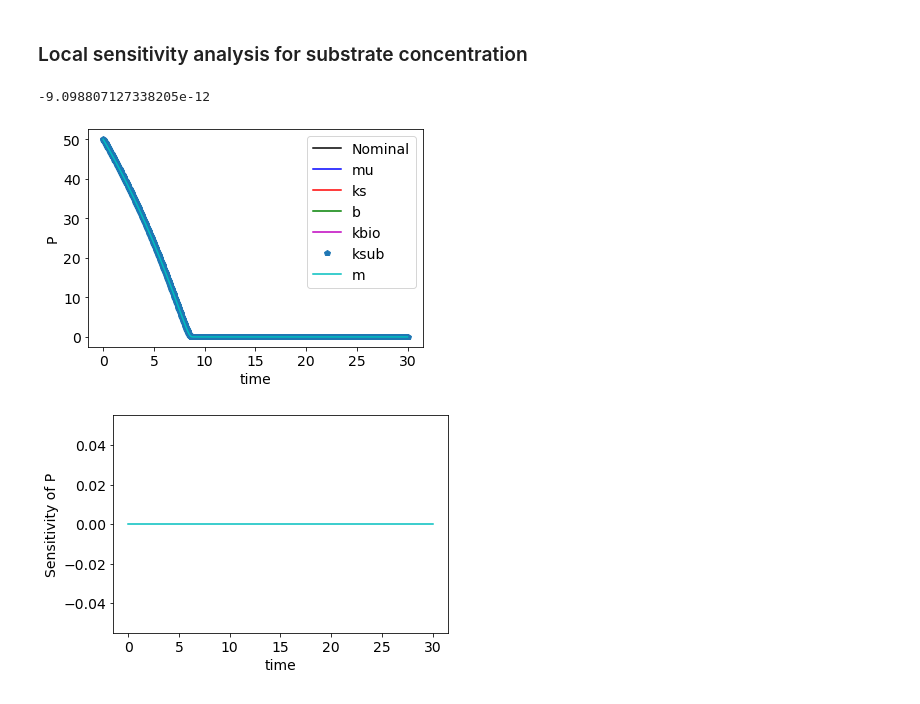
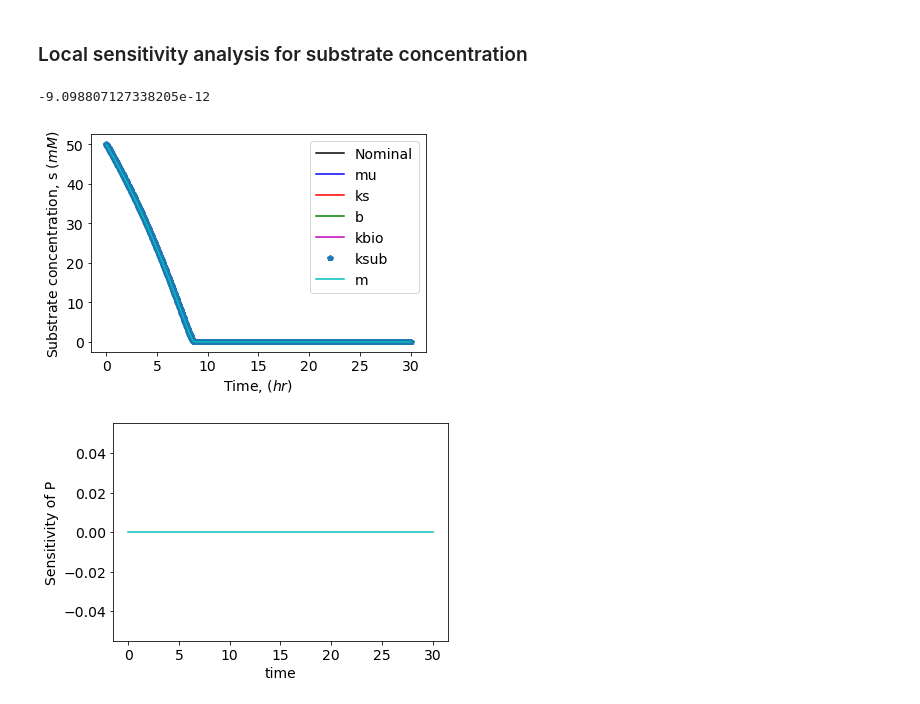
Before and after one commit to LAA147/Project2, a Jupyter notebook: ODEs 1 - Copy.ipynb, the cells around one changed output. Cells and saved outputs as stored; diff of their text form; code cells hidden in the pictures.

```diff
--- a/ODEs 1 - Copy.ipynb
+++ b/ODEs 1 - Copy.ipynb
@@ -275,32 +275,32 @@ Notes:
 # %%
 y = odeint(odes, ic, tspan, args = (0.082,0.53,0.011,120,68,0))
 y1 = odeint(odes, ic, tspan, args = (0.082*1.01,0.53,0.011,120,68,0))
 y2 = odeint(odes, ic, tspan, args = (0.082,0.53*1.01,0.011,120,68,0))
 y3 = odeint(odes, ic, tspan, args = (0.082,0.53,0.011*1.01,120,68,0))
 y4 = odeint(odes, ic, tspan, args = (0.082,0.53,0.011,120*1.01,68,0))
 y5 = odeint(odes, ic, tspan, args = (0.082,0.53,0.011,120,68*1.01,0))
 y6 = odeint(odes, ic, tspan, args = (0.082,0.53,0.011,120,68,0*1.01))
 
 
 
 # Plot the numerical solution
 plt.rcParams.update({'font.size': 14})  # increase the font size
-plt.xlabel("time")
-plt.ylabel("P")
+plt.xlabel("Time, ($hr$)")
+plt.ylabel("Substrate concentration, s ($mM$)")
 plt.plot(tspan, y[:,1],'k', label = "Nominal");
 plt.plot(tspan, y1[:,1],'b', label = "mu");
 plt.plot(tspan, y2[:,1],'r', label = "ks");
 plt.plot(tspan, y3[:,1],'g', label = "b");
 plt.plot(tspan, y4[:,1],'m', label = "kbio");
 plt.plot(tspan, y5[:,1],'p', label = "ksub");
 plt.plot(tspan, y6[:,1],'c', label = "m");
 plt.legend()
 
 # PRint the final value of P for our nominal parameter set. This will be needed later.
 print(y[-1,1])
 # %% [output]
 -9.098807127338205e-12
-[figure, old version]
+[figure, new version]
 # %%
 # # Plot the numerical solution
 # plt.rcParams.update({'font.size': 14})  # increase the font size
```
Also changed, not shown: parts of 2 cells of this notebook, 1 other file.
